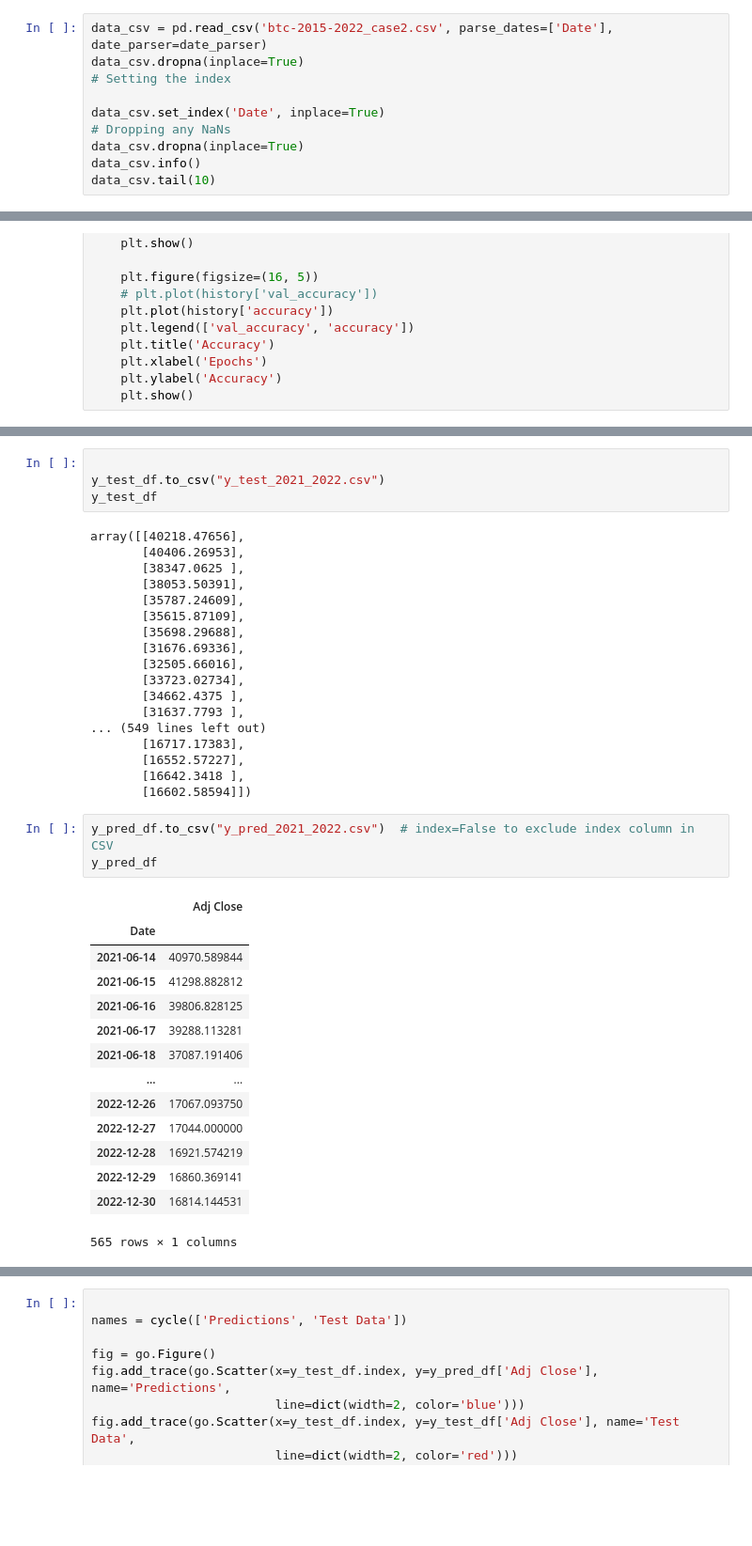
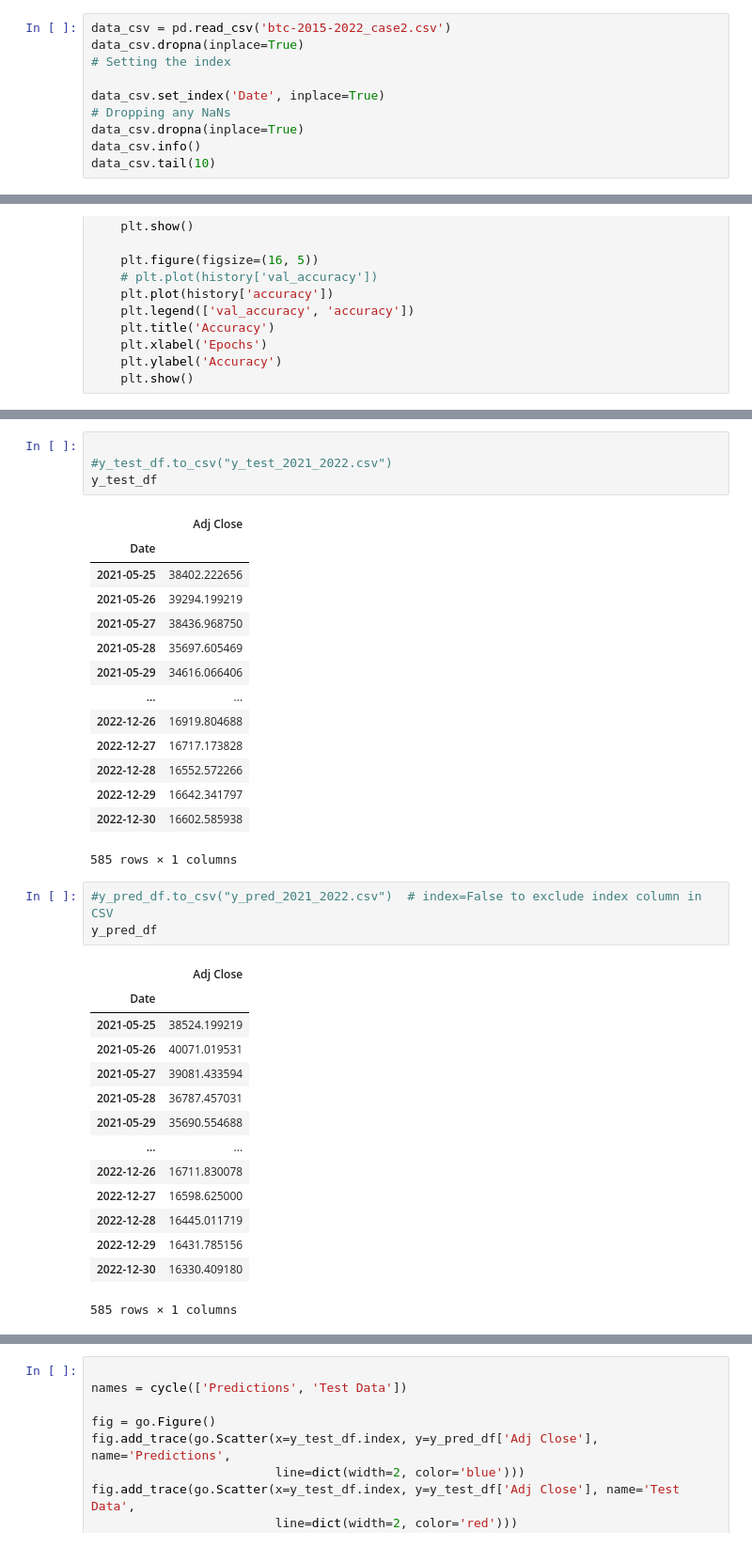
Before and after one commit to amjed87/doc, a Jupyter notebook: Practical/GRU/BTC-Case2-without.ipynb, the cells around one changed output, grey strips where cells are left out. Shown at 94% size. Cells and saved outputs as stored; diff of their text form; blank space fills up the shorter version.

```diff
--- a/Practical/GRU/BTC-Case2-without.ipynb
+++ b/Practical/GRU/BTC-Case2-without.ipynb
@@ -50,7 +70,7 @@ def date_parser(date_str):
     date_obj = datetime.strptime(date_str, '%m/%d/%Y')
     return date_obj.strftime('%m-%d-%Y')
 # %%
-data_csv = pd.read_csv('btc-2015-2022_case2.csv', parse_dates=['Date'], date_parser=date_parser)
+data_csv = pd.read_csv('btc-2015-2022_case2.csv')
 data_csv.dropna(inplace=True)
 # Setting the index
 
@@ -394,41 +384,38 @@ y_test_df.set_index('Date', inplace=True)
 # Assuming y_pred is a numpy array
 # %%
 
-y_test_df.to_csv("y_test_2021_2022.csv")
+#y_test_df.to_csv("y_test_2021_2022.csv")
 y_test_df
 # %% [output]
+|  | Adj Close |
+| Date |  |
+| 2021-05-25 | 38402.222656 |
+| 2021-05-26 | 39294.199219 |
+| 2021-05-27 | 38436.968750 |
+| 2021-05-28 | 35697.605469 |
+| 2021-05-29 | 34616.066406 |
+| ... | ... |
+| 2022-12-26 | 16919.804688 |
+| 2022-12-27 | 16717.173828 |
+| 2022-12-28 | 16552.572266 |
+| 2022-12-29 | 16642.341797 |
+| 2022-12-30 | 16602.585938 |
-array([[40218.47656],
-       [40406.26953],
-       [38347.0625 ],
-       [38053.50391],
-       [35787.24609],
-       [35615.87109],
-       [35698.29688],
-       [31676.69336],
-       [32505.66016],
-       [33723.02734],
-       [34662.4375 ],
-       [31637.7793 ],
-... (549 lines left out)
-       [16717.17383],
-       [16552.57227],
-       [16642.3418 ],
-       [16602.58594]])
+585 rows × 1 columns
 # %%
-y_pred_df.to_csv("y_pred_2021_2022.csv")  # index=False to exclude index column in CSV
+#y_pred_df.to_csv("y_pred_2021_2022.csv")  # index=False to exclude index column in CSV
 y_pred_df
 # %% [output]
 |  | Adj Close |
 | Date |  |
-| 2021-06-14 | 40970.589844 |
-| 2021-06-15 | 41298.882812 |
-| 2021-06-16 | 39806.828125 |
-| 2021-06-17 | 39288.113281 |
-| 2021-06-18 | 37087.191406 |
+| 2021-05-25 | 38524.199219 |
+| 2021-05-26 | 40071.019531 |
+| 2021-05-27 | 39081.433594 |
+| 2021-05-28 | 36787.457031 |
+| 2021-05-29 | 35690.554688 |
 | ... | ... |
-| 2022-12-26 | 17067.093750 |
-| 2022-12-27 | 17044.000000 |
-| 2022-12-28 | 16921.574219 |
-| 2022-12-29 | 16860.369141 |
-| 2022-12-30 | 16814.144531 |
+| 2022-12-26 | 16711.830078 |
+| 2022-12-27 | 16598.625000 |
+| 2022-12-28 | 16445.011719 |
+| 2022-12-29 | 16431.785156 |
+| 2022-12-30 | 16330.409180 |
-565 rows × 1 columns
+585 rows × 1 columns
```
Also changed, not shown: parts of 36 cells of this notebook, 10 other files.
